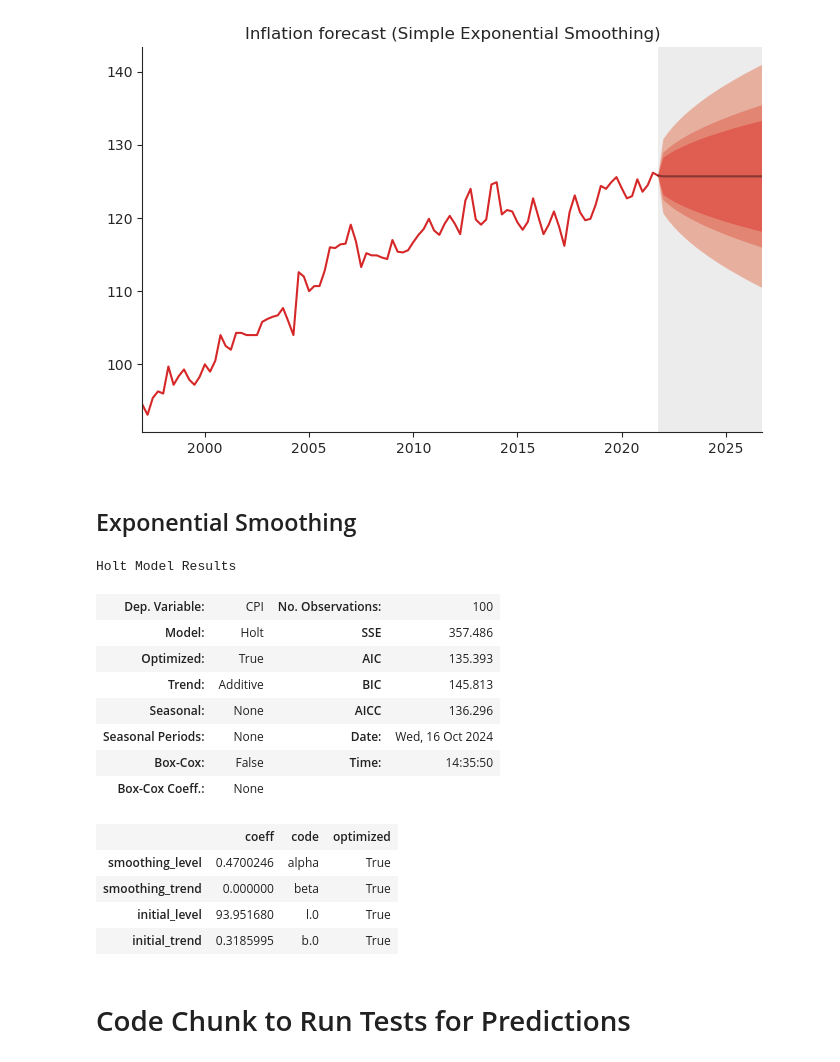
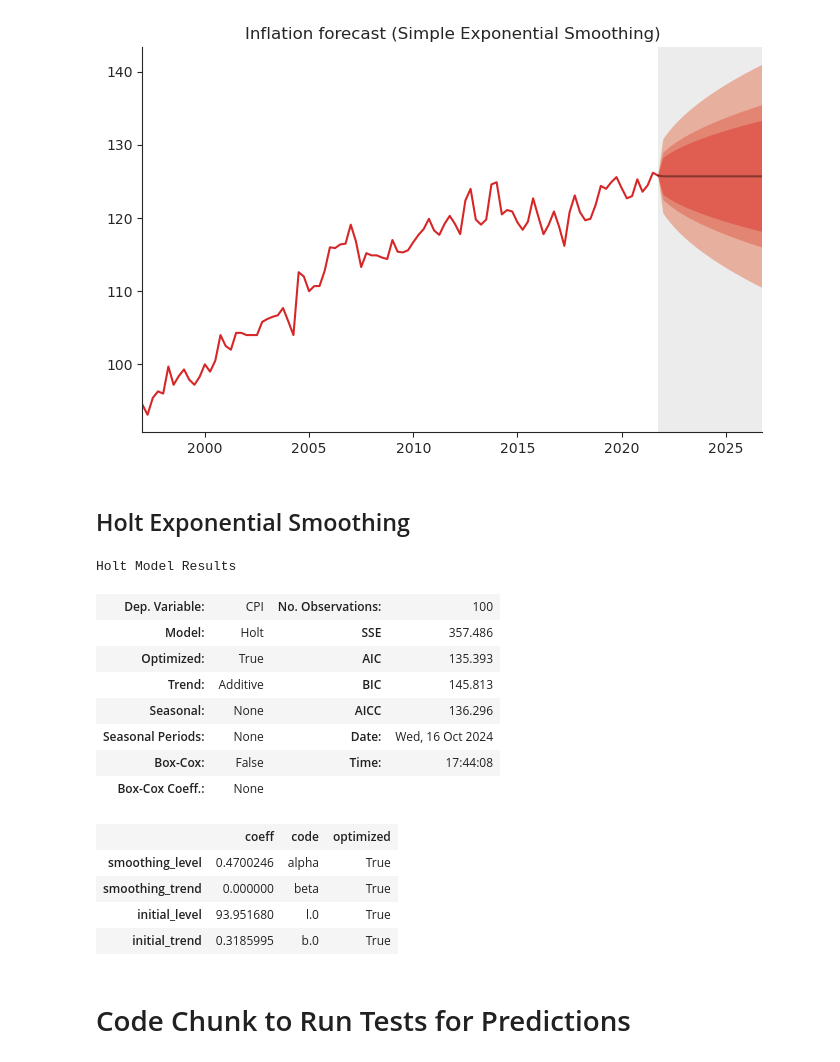
Before and after one commit to actonton/QBUS2820-Predictive_Analysis, a Jupyter notebook: A2/510575452_implementation.ipynb, the cells around one changed output. Drawn from its saved outputs; the diff is of its cells as text; code cells hidden in the pictures.

```diff
--- a/A2/510575452_implementation.ipynb
+++ b/A2/510575452_implementation.ipynb
@@ -253,20 +254,20 @@ plt.show()
 # %% [output]
 [figure]
 # %% [markdown]
-## Exponential Smoothing
+## Holt Exponential Smoothing
 # %%
-exponential_smoothing = Holt(y, initialization_method="estimated")
-fitted_exponential_smoothing = exponential_smoothing.fit(optimized=True)
-fitted_exponential_smoothing.summary()
+holt_exponential_smoothing = Holt(y, initialization_method="estimated")
+fitted_holt_exponential_smoothing = holt_exponential_smoothing.fit(optimized=True)
+fitted_holt_exponential_smoothing.summary()
 # %% [output]
 Holt Model Results
 | Dep. Variable: | CPI | No. Observations: | 100 |
 | Model: | Holt | SSE | 357.486 |
 | Optimized: | True | AIC | 135.393 |
 | Trend: | Additive | BIC | 145.813 |
 | Seasonal: | None | AICC | 136.296 |
 | Seasonal Periods: | None | Date: | Wed, 16 Oct 2024 |
-| Box-Cox: | False | Time: | 14:35:50 |
+| Box-Cox: | False | Time: | 17:44:08 |
 | Box-Cox Coeff.: | None |  |  |
 |  | coeff | code | optimized |
 | smoothing_level | 0.4700246 | alpha | True |
```
Also changed, not shown: parts of 2 cells of this notebook.
